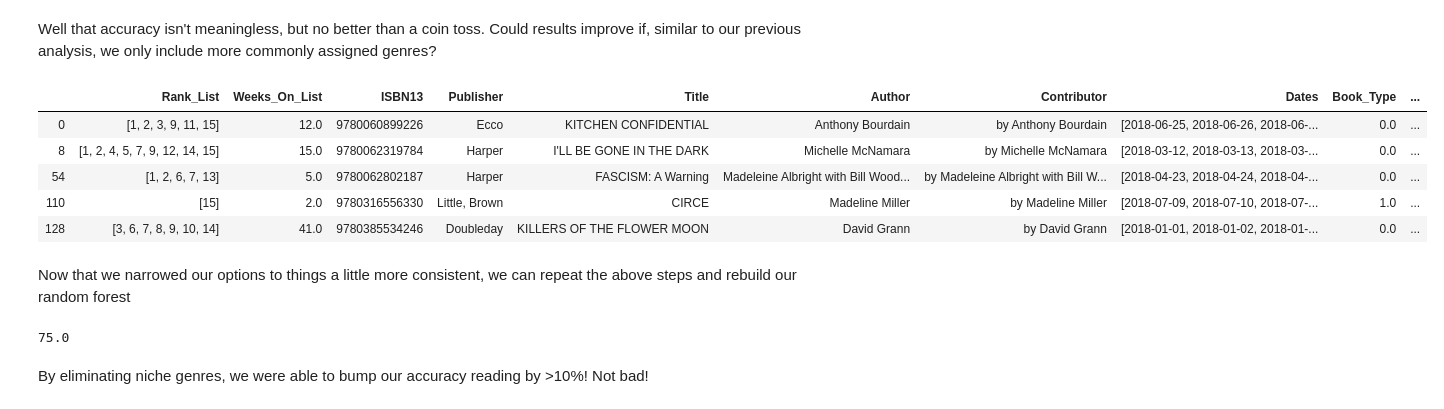
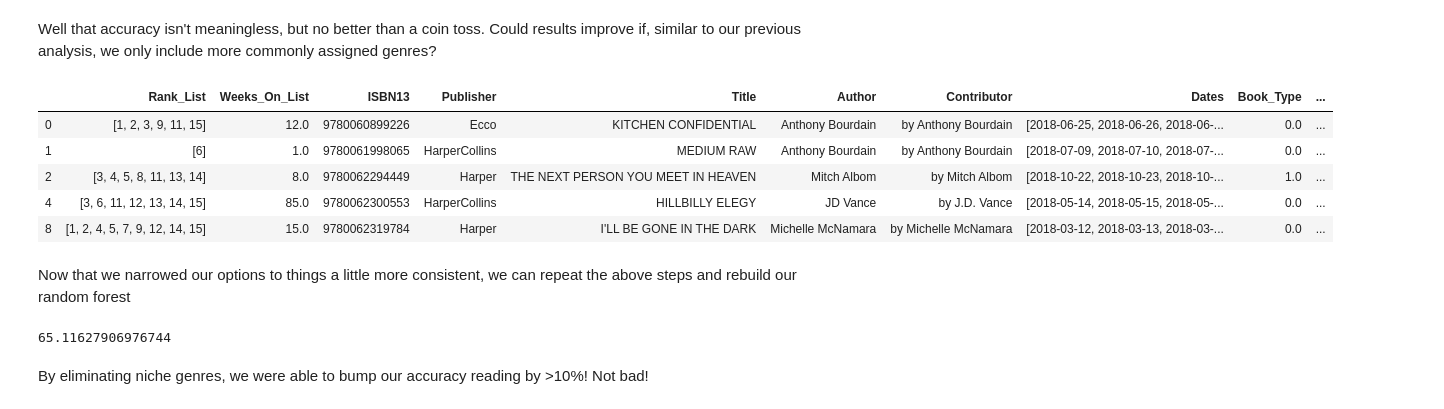
Before and after one commit to brennyD/brennyD.github.io, a Jupyter notebook: Final Tutorial.ipynb, the cells around one changed output. Saved outputs shown, nothing was run; the diff lists cells and outputs as text; code cells hidden in the pictures.

Commit message:
Fixed improved genre model

```diff
--- a/Final Tutorial.ipynb
+++ b/Final Tutorial.ipynb
@@ -531,15 +531,15 @@ rf.score(x_test,y_test)*100
 # %% [markdown]
 Well that accuracy isn't meaningless, but no better than a coin toss. Could results improve if, similar to our previous analysis, we only include more commonly assigned genres?
 # %%
-nyt_pop_g = nyt_g.apply(lambda x: None if genre_map[x["max_genre"]] <= 5 else x, axis=1).dropna()
+nyt_pop_g = nyt_g.apply(lambda x: None if genre_map[x["max_genre"]] <= 5 else x, axis=1).dropna(how="all")
 nyt_pop_g.head(5)
 # %% [output]
 |  | Rank_List | Weeks_On_List | ISBN13 | Publisher | Title | Author | Contributor | Dates | Book_Type | ... |
 | 0 | [1, 2, 3, 9, 11, 15] | 12.0 | 9780060899226 | Ecco | KITCHEN CONFIDENTIAL | Anthony Bourdain | by Anthony Bourdain | [2018-06-25, 2018-06-26, 2018-06-... | 0.0 | ... |
+| 1 | [6] | 1.0 | 9780061998065 | HarperCollins | MEDIUM RAW | Anthony Bourdain | by Anthony Bourdain | [2018-07-09, 2018-07-10, 2018-07-... | 0.0 | ... |
+| 2 | [3, 4, 5, 8, 11, 13, 14] | 8.0 | 9780062294449 | Harper | THE NEXT PERSON YOU MEET IN HEAVEN | Mitch Albom | by Mitch Albom | [2018-10-22, 2018-10-23, 2018-10-... | 1.0 | ... |
+| 4 | [3, 6, 11, 12, 13, 14, 15] | 85.0 | 9780062300553 | HarperCollins | HILLBILLY ELEGY | JD Vance | by J.D. Vance | [2018-05-14, 2018-05-15, 2018-05-... | 0.0 | ... |
 | 8 | [1, 2, 4, 5, 7, 9, 12, 14, 15] | 15.0 | 9780062319784 | Harper | I'LL BE GONE IN THE DARK | Michelle McNamara | by Michelle McNamara | [2018-03-12, 2018-03-13, 2018-03-... | 0.0 | ... |
-| 54 | [1, 2, 6, 7, 13] | 5.0 | 9780062802187 | Harper | FASCISM: A Warning | Madeleine Albright with Bill Wood... | by Madeleine Albright with Bill W... | [2018-04-23, 2018-04-24, 2018-04-... | 0.0 | ... |
-| 110 | [15] | 2.0 | 9780316556330 | Little, Brown | CIRCE | Madeline Miller | by Madeline Miller | [2018-07-09, 2018-07-10, 2018-07-... | 1.0 | ... |
-| 128 | [3, 6, 7, 8, 9, 10, 14] | 41.0 | 9780385534246 | Doubleday | KILLERS OF THE FLOWER MOON | David Grann | by David Grann | [2018-01-01, 2018-01-02, 2018-01-... | 0.0 | ... |
 # %% [markdown]
 Now that we narrowed our options to things a little more consistent, we can repeat the above steps and rebuild our random forest
 # %%
@@ -551,7 +551,7 @@ x_train, x_test, y_train, y_test = train_test_split(gx1, gy1, test_size=0.2)
 rfpop.fit(x_train,y_train)
 rfpop.score(x_test,y_test)*100
 # %% [output]
-75.0
+65.11627906976744
 # %% [markdown]
 By eliminating niche genres, we were able to bump our accuracy reading by >10%! Not bad!
 # %% [markdown]
```
Also changed, not shown: 1 other file.
